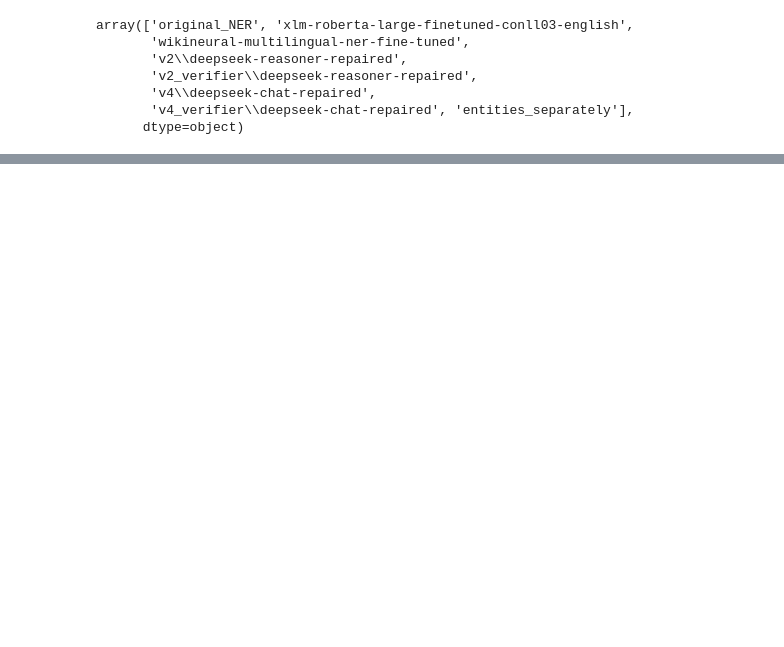
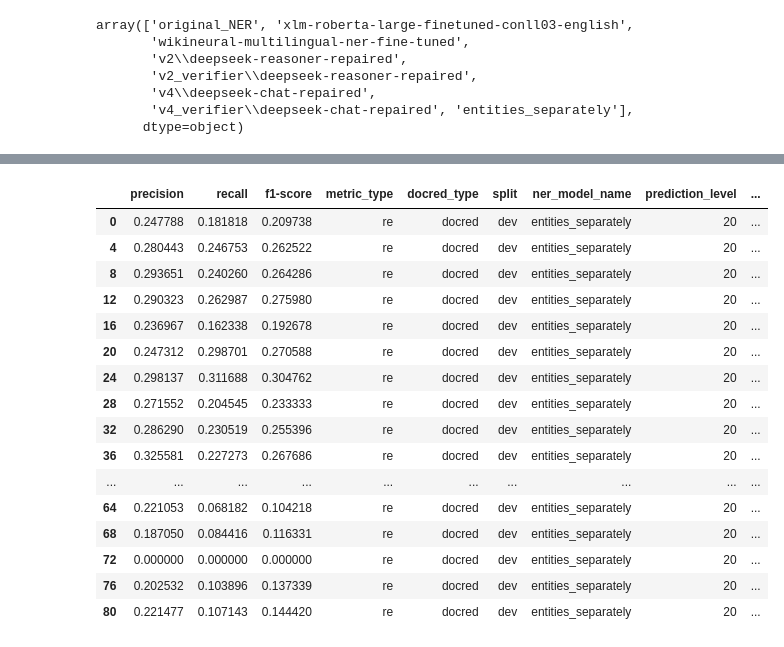
Before and after one commit to jakubkoziel/KGconstruction, a Jupyter notebook: overleaf/RE_results_to_overleaf.ipynb, the cells around one changed output, grey strips where cells are left out. Saved outputs shown, nothing was run; the diff lists cells and outputs as text; code cells hidden in the pictures; blank space fills up the shorter version.

```diff
--- a/overleaf/RE_results_to_overleaf.ipynb
+++ b/overleaf/RE_results_to_overleaf.ipynb
@@ -108,0 +236,5 @@ df
+# %%
+df = pd.read_csv('../results_LLMs_API_v7_both_full_sets.csv')
+# %%
+df = df[df.metric_type == 're']
+df
@@ -108,0 +251,20 @@ df
+# %%
+df[df.split == 'dev']
+# %% [output]
+|  | precision | recall | f1-score | metric_type | docred_type | split | ner_model_name | prediction_level | ... |
+| 0 | 0.247788 | 0.181818 | 0.209738 | re | docred | dev | entities_separately | 20 | ... |
+| 4 | 0.280443 | 0.246753 | 0.262522 | re | docred | dev | entities_separately | 20 | ... |
+| 8 | 0.293651 | 0.240260 | 0.264286 | re | docred | dev | entities_separately | 20 | ... |
+| 12 | 0.290323 | 0.262987 | 0.275980 | re | docred | dev | entities_separately | 20 | ... |
+| 16 | 0.236967 | 0.162338 | 0.192678 | re | docred | dev | entities_separately | 20 | ... |
+| 20 | 0.247312 | 0.298701 | 0.270588 | re | docred | dev | entities_separately | 20 | ... |
+| 24 | 0.298137 | 0.311688 | 0.304762 | re | docred | dev | entities_separately | 20 | ... |
+| 28 | 0.271552 | 0.204545 | 0.233333 | re | docred | dev | entities_separately | 20 | ... |
+| 32 | 0.286290 | 0.230519 | 0.255396 | re | docred | dev | entities_separately | 20 | ... |
+| 36 | 0.325581 | 0.227273 | 0.267686 | re | docred | dev | entities_separately | 20 | ... |
+| ... | ... | ... | ... | ... | ... | ... | ... | ... | ... |
+| 64 | 0.221053 | 0.068182 | 0.104218 | re | docred | dev | entities_separately | 20 | ... |
+| 68 | 0.187050 | 0.084416 | 0.116331 | re | docred | dev | entities_separately | 20 | ... |
+| 72 | 0.000000 | 0.000000 | 0.000000 | re | docred | dev | entities_separately | 20 | ... |
+| 76 | 0.202532 | 0.103896 | 0.137339 | re | docred | dev | entities_separately | 20 | ... |
+| 80 | 0.221477 | 0.107143 | 0.144420 | re | docred | dev | entities_separately | 20 | ... |
```
Also changed, not shown: parts of 53 cells of this notebook, 5 other files.
